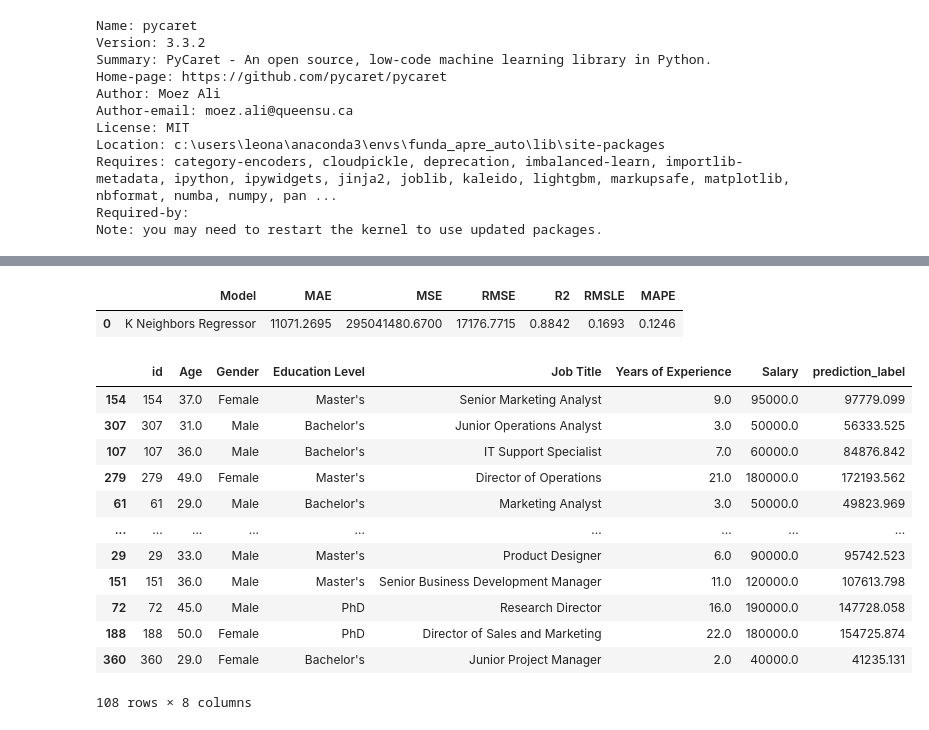
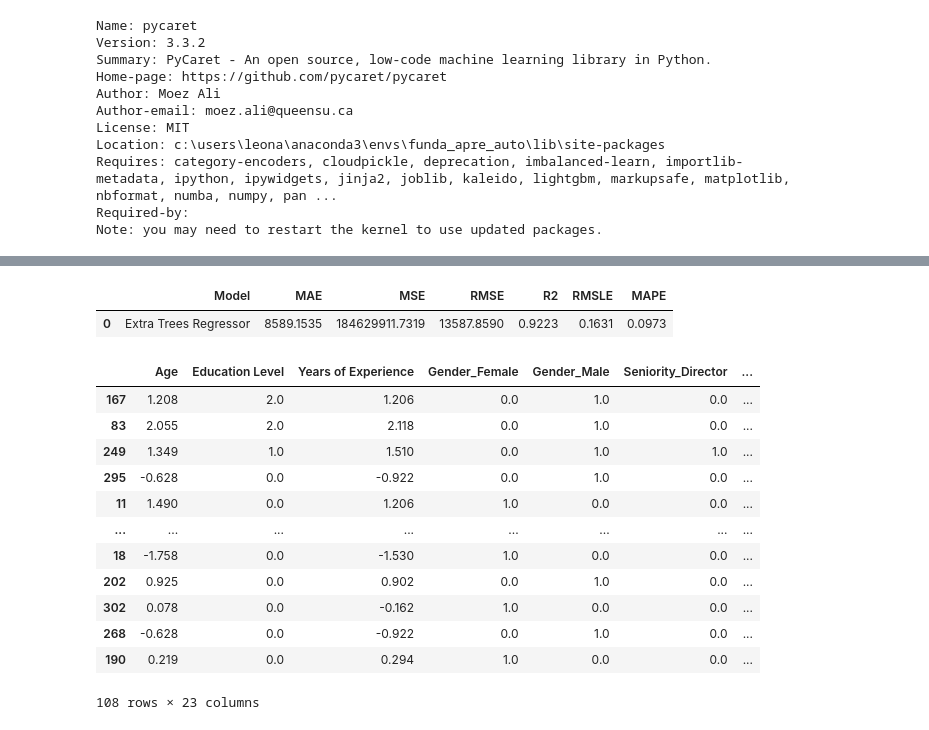
Before and after one commit to leonardoheis/fau_predic_salario, a Jupyter notebook: notebooks/pycaretml.ipynb, the cells around one changed output, grey strips where cells are left out. Drawn from its saved outputs; the diff is of its cells as text; code cells hidden in the pictures.

```diff
--- a/notebooks/pycaretml.ipynb
+++ b/notebooks/pycaretml.ipynb
@@ -168,5 +292,5 @@ best_model = compare_models()
 # %%
-KNN_model = create_model('knn')
+et_model = create_model('et')
 # %% [output]
 [interactive output not drawn]
 |  | MAE | MSE | RMSE | R2 | RMSLE | MAPE |
@@ -241,19 +375,19 @@ TypeError: This function only supports tree based models for binary classificati
 # %%
-predict_model(tuned_KNN_model)
+predict_model(et_model)
 # %% [output]
 |  | Model | MAE | MSE | RMSE | R2 | RMSLE | MAPE |
-| 0 | K Neighbors Regressor | 11071.2695 | 295041480.6700 | 17176.7715 | 0.8842 | 0.1693 | 0.1246 |
+| 0 | Extra Trees Regressor | 8589.1535 | 184629911.7319 | 13587.8590 | 0.9223 | 0.1631 | 0.0973 |
-|  | id | Age | Gender | Education Level | Job Title | Years of Experience | Salary | prediction_label |
-| 154 | 154 | 37.0 | Female | Master's | Senior Marketing Analyst | 9.0 | 95000.0 | 97779.099 |
-| 307 | 307 | 31.0 | Male | Bachelor's | Junior Operations Analyst | 3.0 | 50000.0 | 56333.525 |
-| 107 | 107 | 36.0 | Male | Bachelor's | IT Support Specialist | 7.0 | 60000.0 | 84876.842 |
-| 279 | 279 | 49.0 | Female | Master's | Director of Operations | 21.0 | 180000.0 | 172193.562 |
-| 61 | 61 | 29.0 | Male | Bachelor's | Marketing Analyst | 3.0 | 50000.0 | 49823.969 |
-| ... | ... | ... | ... | ... | ... | ... | ... | ... |
-| 29 | 29 | 33.0 | Male | Master's | Product Designer | 6.0 | 90000.0 | 95742.523 |
-| 151 | 151 | 36.0 | Male | Master's | Senior Business Development Manager | 11.0 | 120000.0 | 107613.798 |
-| 72 | 72 | 45.0 | Male | PhD | Research Director | 16.0 | 190000.0 | 147728.058 |
-| 188 | 188 | 50.0 | Female | PhD | Director of Sales and Marketing | 22.0 | 180000.0 | 154725.874 |
-| 360 | 360 | 29.0 | Female | Bachelor's | Junior Project Manager | 2.0 | 40000.0 | 41235.131 |
+|  | Age | Education Level | Years of Experience | Gender_Female | Gender_Male | Seniority_Director | ... |
+| 167 | 1.208 | 2.0 | 1.206 | 0.0 | 1.0 | 0.0 | ... |
+| 83 | 2.055 | 2.0 | 2.118 | 0.0 | 1.0 | 0.0 | ... |
+| 249 | 1.349 | 1.0 | 1.510 | 0.0 | 1.0 | 1.0 | ... |
+| 295 | -0.628 | 0.0 | -0.922 | 0.0 | 1.0 | 0.0 | ... |
+| 11 | 1.490 | 0.0 | 1.206 | 1.0 | 0.0 | 0.0 | ... |
+| ... | ... | ... | ... | ... | ... | ... | ... |
+| 18 | -1.758 | 0.0 | -1.530 | 1.0 | 0.0 | 0.0 | ... |
+| 202 | 0.925 | 0.0 | 0.902 | 0.0 | 1.0 | 0.0 | ... |
+| 302 | 0.078 | 0.0 | -0.162 | 1.0 | 0.0 | 0.0 | ... |
+| 268 | -0.628 | 0.0 | -0.922 | 0.0 | 1.0 | 0.0 | ... |
+| 190 | 0.219 | 0.0 | 0.294 | 1.0 | 0.0 | 0.0 | ... |
-108 rows × 8 columns
+108 rows × 23 columns
 # %%
```
Also changed, not shown: parts of 23 cells of this notebook, 2 other files.
